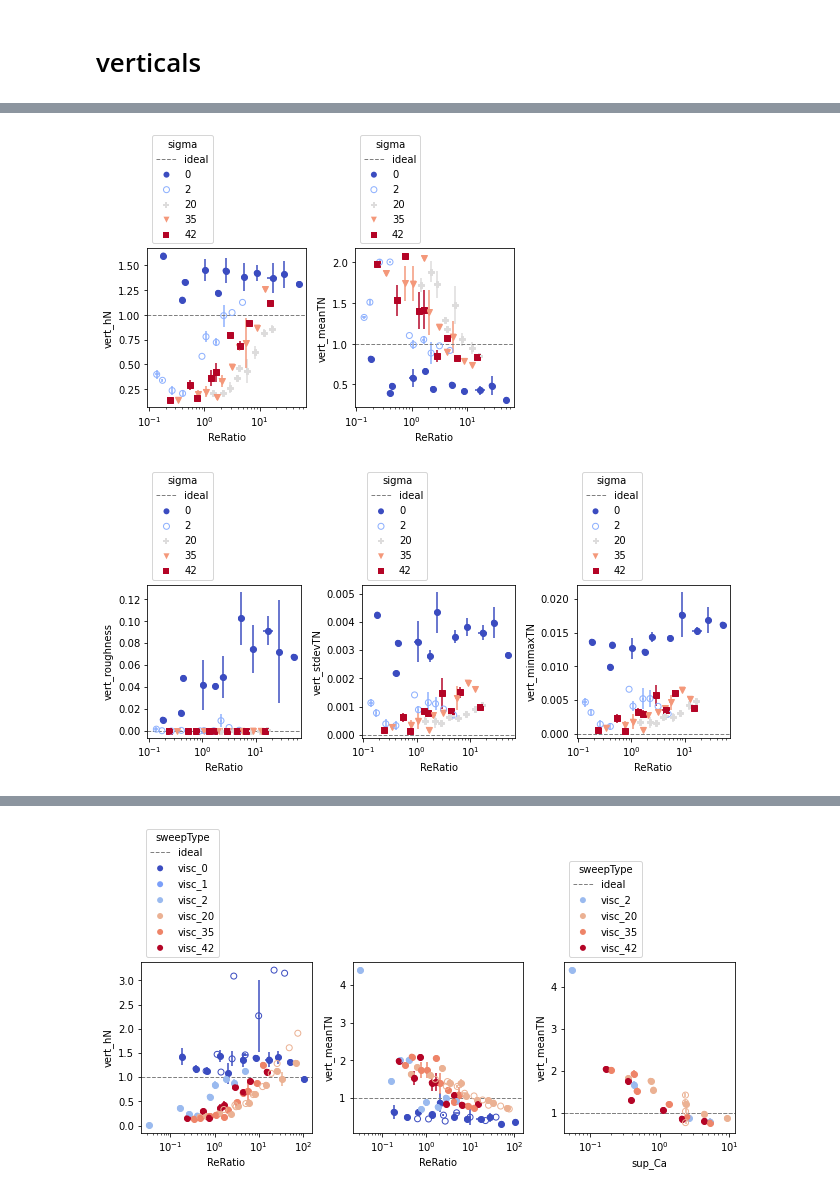
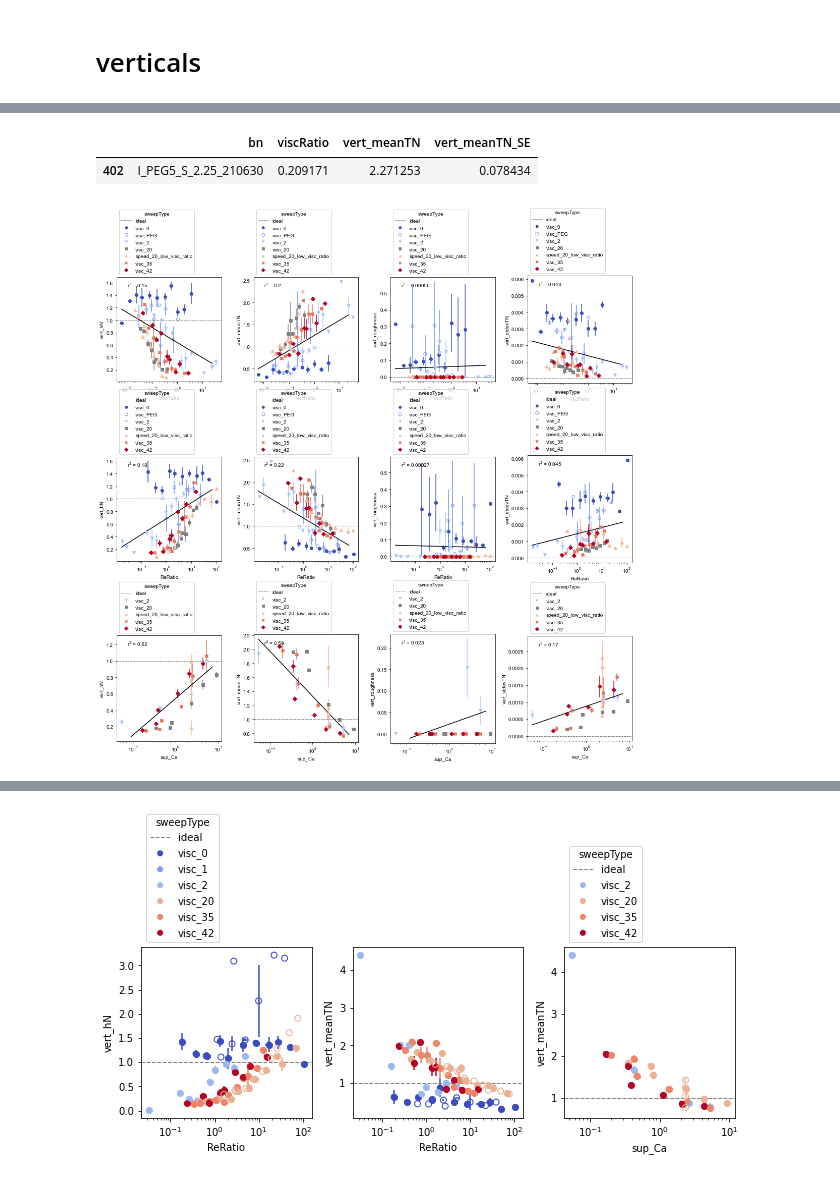
Before and after one commit to usnistgov/embedded3DPvids, a Jupyter notebook: ipynb/vidSummaries_vert.ipynb, the cells around one changed output, grey strips where cells are left out. Cells and saved outputs as stored; diff of their text form; code cells hidden in the pictures.

Commit message:
more plotting tools

```diff
--- a/ipynb/vidSummaries_vert.ipynb
+++ b/ipynb/vidSummaries_vert.ipynb
@@ -25,7 +25,7 @@ LOGGERDEFINED = logs.openLog('vidSummaries.ipynb', LOGGERDEFINED, level='DEBUG',
 # %% [markdown]
 ## analyzing data
 # %%
-ss,u = plainIm(os.path.join(cfg.path.fig, 'stillsSummary.csv'), ic=0)
+ss,u = me.importStillsSummary(diag=True)
 ss = ss[ss.date>210500]
 ss = ss[(ss.date!=210929)&(ss.date!=210921)&(ss.date!=210824)] # faulty velocity controls
 ss.date = ss.date.replace(210728, 210727)
@@ -85,20 +59,17 @@ ss.ink_Re.min(), ss.ink_Re.max(), ss.sup_Re.min(), ss.sup_Re.max()
+# %%
+ss1[(ss1.sweepType=='visc_PEG')&(ss1.vert_meanTN>2)][['bn', 'viscRatio', 'vert_meanTN', 'vert_meanTN_SE']]
+# %% [output]
+|  | bn | viscRatio | vert_meanTN | vert_meanTN_SE |
+| 402 | I_PEG5_S_2.25_210630 | 0.209171 | 2.271253 | 0.078434 |
 # %%
 ss1 = ss.copy()
-# ss1 = ss1[ss1.vert_hN_SE<1]
-# ss1.loc[(ss1.ink_base == 'PEGDA_40'),'sigma']=0.01
 ss1 = ss1[ss1.ink_days==1]
-ss1 = ss1[ss1.ink_base!='PEGDA_40']
+# ss1 = ss1[ss1.ink_base!='PEGDA_40']
 ss1 = ss1.sort_values(by='sigma')
-ss1 = ss1[ss1.vert_roughness_SE<0.05]
-ss1 = ss1[ss1.vert_roughness<0.5]
-for j,l in enumerate([['vert_hN', 'vert_meanTN'], ['vert_roughness', 'vert_stdevTN', 'vert_minmaxTN']]):
-    fig,axs = plt.subplots(1,len(l),figsize=(3*len(l),6))
-    for i,s in enumerate(l):
-    #     kwargs = {'logx':(i>1), 'logy':False, 'gradColor':False,\
-    #               'dx':0.1, 'dy':1, 'cmapname':'coolwarm', \
-    #               'yideal':0, 'ax':axs[i], 'fig':fig}
-        mp.scatterSS(ss1, 'ReRatio', s, 'sigma', logx=True, yideal=[1,0][j], ax=axs[i], fig=fig)
-    fig.tight_layout()
+fig,axs = plt.subplots(3,4,figsize=(15, 15))
+for j,l in enumerate(['vert_hN', 'vert_meanTN', 'vert_roughness', 'vert_stdevTN']):
+    for i,s in enumerate(['viscRatio', 'ReRatio', 'sup_Ca']):
+        mp.scatterSS(ss1, s, l, 'sweepType', logx=True, yideal=[1, 1, 0, 0][j], ax=axs[i][j], fig=fig, plotReg=True)
+fig.tight_layout()
 # %% [output]
-[figure, old version]
+[figure, new version]
-[figure, removed]
```
Also changed, not shown: parts of 24 cells of this notebook, 13 other files.
